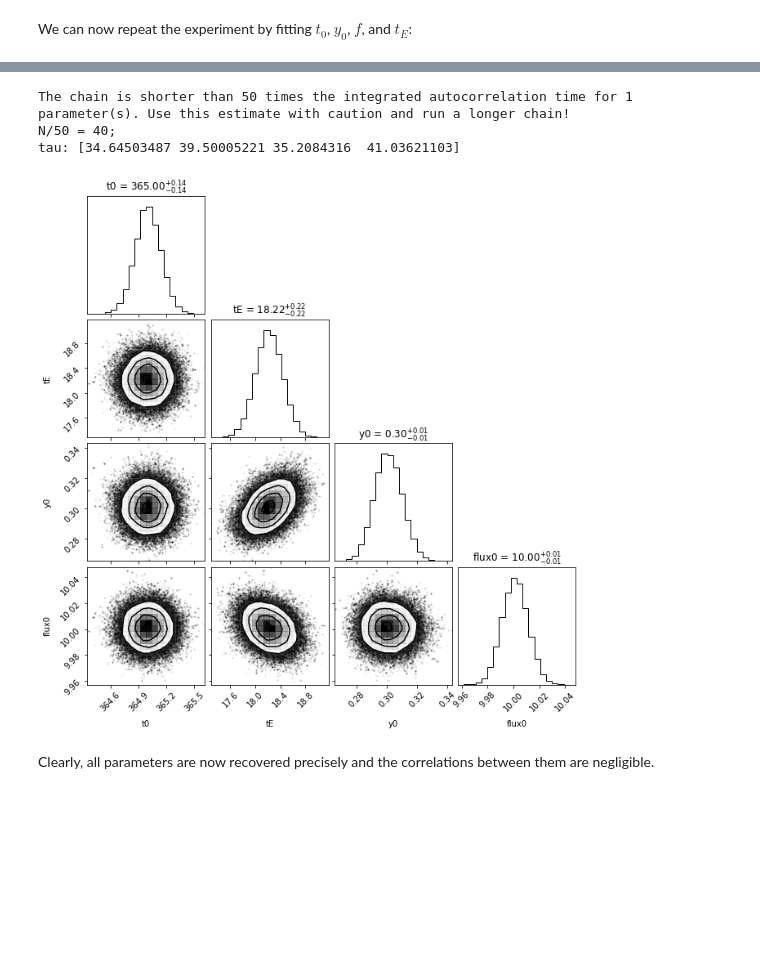
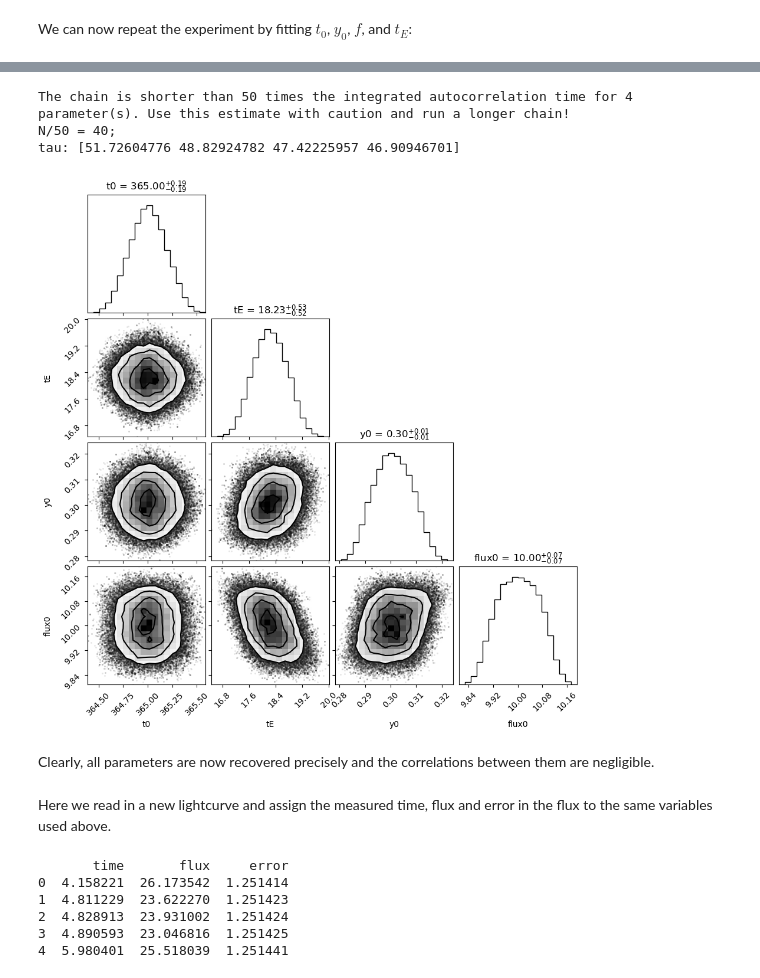
Before and after one commit to rbmetcalf/LensingCourse, a Jupyter notebook: 9_2020_microlensing_light_curve.ipynb, the cells around one changed output, grey strips where cells are left out. Saved outputs shown, nothing was run; the diff lists cells and outputs as text; code cells hidden in the pictures; blank space fills up the shorter version.

Commit message:
modified:   9_2020_microlensing_light_curve.ipynb 	new file:   microlens_lightcurve.csv 	modified:   point_mass_lensing.ipynb

```diff
--- a/9_2020_microlensing_light_curve.ipynb
+++ b/9_2020_microlensing_light_curve.ipynb
@@ -48,7 +48,7 @@ class point_source(object):
         Parameters:
         - flux: baseline flux
         - ds: source distance
-        - ds: source relative velocity
+        - vel: source relative velocity
         """
         self.ds=ds
         self.flux=flux
@@ -517,19 +517,21 @@ def new_lnprob(p,t,mut,emut):
     lnp=-0.5 * np.sum(resid)
     return lnp
 
-res = lmfit.minimize(new_lnprob, method='emcee',
+result = lmfit.minimize(new_lnprob, method='emcee',
                      nan_policy='omit',
                      nwalkers=100, burn=500, steps=2000,
                      params=mi.params,
                      progress=True,args=(t,mut,emut))
 # %% [output]
-The chain is shorter than 50 times the integrated autocorrelation time for 1 parameter(s). Use this estimate with caution and run a longer chain!
+The chain is shorter than 50 times the integrated autocorrelation time for 4 parameter(s). Use this estimate with caution and run a longer chain!
 N/50 = 40;
-tau: [34.64503487 39.50005221 35.2084316  41.03621103]
+tau: [51.72604776 48.82924782 47.42225957 46.90946701]
 # %%
 figure=corner.corner(res.flatchain, labels=res.var_names,
                      show_titles=True, title_kwargs={"fontsize": 12})
+
+res.params.pretty_print()
 # %% [output]
-[figure, old version]
+[figure, new version]
 # %% [markdown]
 Clearly, all parameters are now recovered precisely and the correlations between them are negligible.
@@ -535,0 +549,16 @@ Clearly, all parameters are now recovered precisely and the correlations between
+# %% [markdown]
+Here we read in a new lightcurve and assign the measured time, flux and error in the flux to the same variables used above.
+# %%
+df = pd.read_csv('microlens_lightcurve.csv')
+print(df.head())
+
+t = df['time']
+mut = df['flux']
+emut = df['error']
+# %% [output]
+       time       flux     error
+0  4.158221  26.173542  1.251414
+1  4.811229  23.622270  1.251423
+2  4.828913  23.931002  1.251424
+3  4.890593  23.046816  1.251425
+4  5.980401  25.518039  1.251441
```
Also changed, not shown: parts of 12 cells of this notebook, 4 other files.
